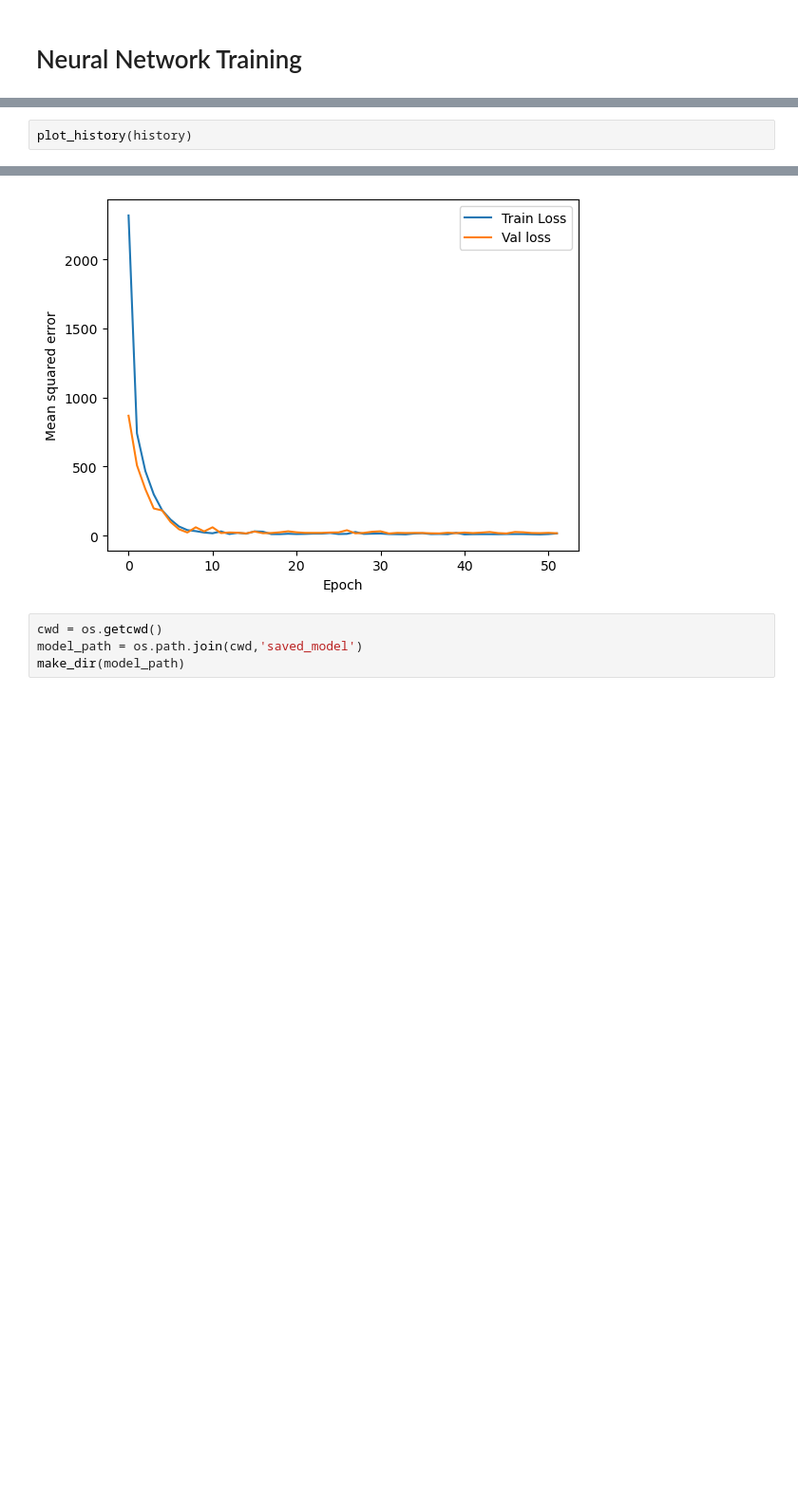
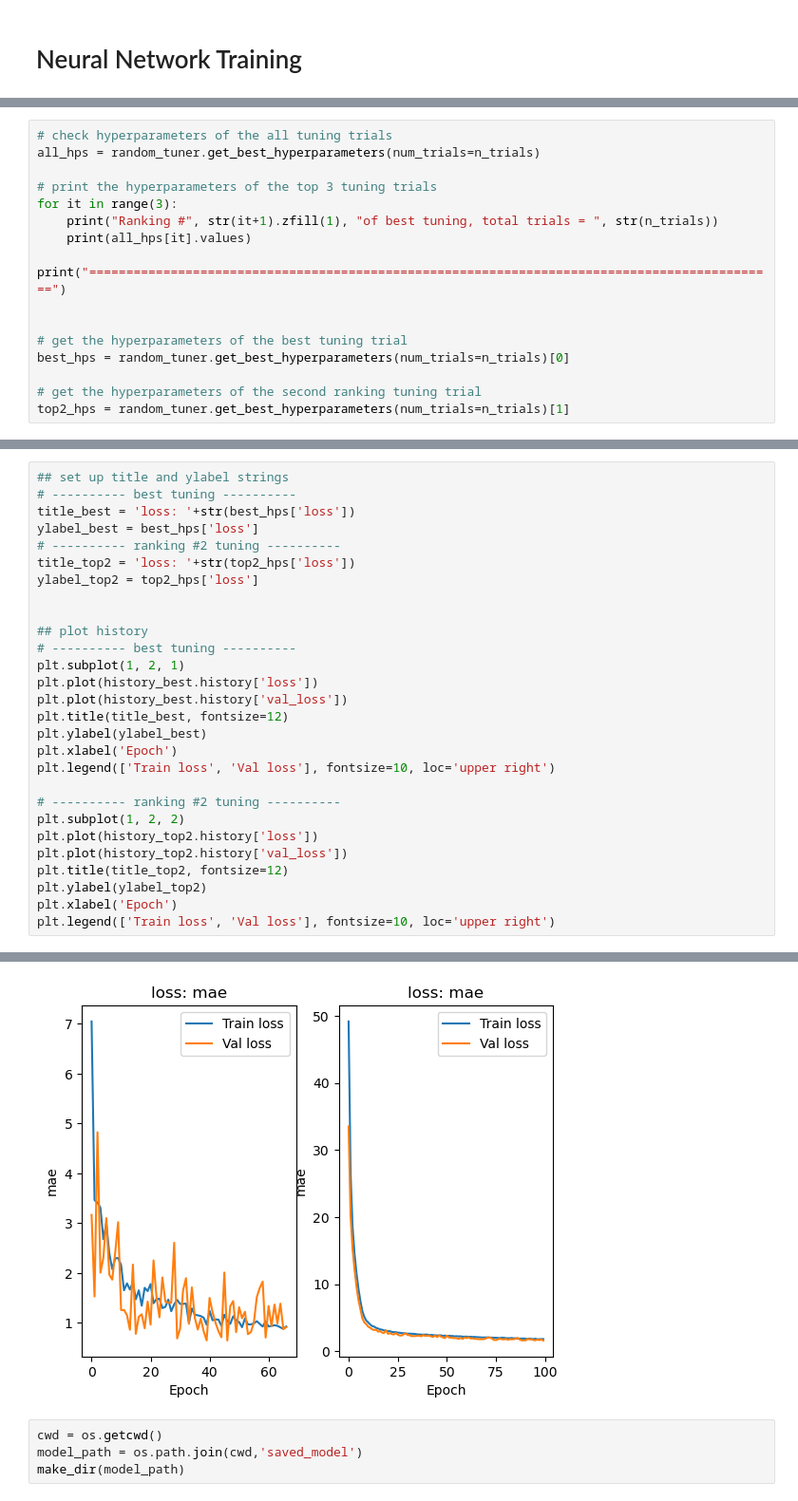
Before and after one commit to xiao-lin-ux/EAEE4000-AQI-Project, a Jupyter notebook: neural_network.ipynb, the cells around one changed output, grey strips where cells are left out. Shown: that part at 95% size. Saved outputs shown, nothing was run; the diff lists cells and outputs as text; blank space fills up the shorter version.

Commit message:
Hyperparameter Tuning Implemented

```diff
--- a/neural_network.ipynb
+++ b/neural_network.ipynb
@@ -175,0 +220,16 @@ Epoch 52/100
+# %%
+# check hyperparameters of the all tuning trials
+all_hps = random_tuner.get_best_hyperparameters(num_trials=n_trials)
+
+# print the hyperparameters of the top 3 tuning trials
+for it in range(3):
+    print("Ranking #", str(it+1).zfill(1), "of best tuning, total trials = ", str(n_trials))
+    print(all_hps[it].values)
+    print("=============================================================================================")
+
+
+# get the hyperparameters of the best tuning trial
+best_hps = random_tuner.get_best_hyperparameters(num_trials=n_trials)[0]
+
+# get the hyperparameters of the second ranking tuning trial
+top2_hps = random_tuner.get_best_hyperparameters(num_trials=n_trials)[1]
@@ -176,3 +289,29 @@ Epoch 52/100
 # %%
-plot_history(history)
+## set up title and ylabel strings
+# ---------- best tuning ----------
+title_best = 'loss: '+str(best_hps['loss'])
+ylabel_best = best_hps['loss']
+# ---------- ranking #2 tuning ----------
+title_top2 = 'loss: '+str(top2_hps['loss'])
+ylabel_top2 = top2_hps['loss']
+
+
+## plot history
+# ---------- best tuning ----------
+plt.subplot(1, 2, 1)
+plt.plot(history_best.history['loss'])
+plt.plot(history_best.history['val_loss'])
+plt.title(title_best, fontsize=12)
+plt.ylabel(ylabel_best)
+plt.xlabel('Epoch')
+plt.legend(['Train loss', 'Val loss'], fontsize=10, loc='upper right')
+
+# ---------- ranking #2 tuning ----------
+plt.subplot(1, 2, 2)
+plt.plot(history_top2.history['loss'])
+plt.plot(history_top2.history['val_loss'])
+plt.title(title_top2, fontsize=12)
+plt.ylabel(ylabel_top2)
+plt.xlabel('Epoch')
+plt.legend(['Train loss', 'Val loss'], fontsize=10, loc='upper right')
 # %% [output]
@@ -179,4 +319,4 @@ plot_history(history)
-[figure, old version]
+[figure, new version]
 # %%
 cwd = os.getcwd()
 model_path = os.path.join(cwd,'saved_model')
```
Also changed, not shown: parts of 17 cells of this notebook.
